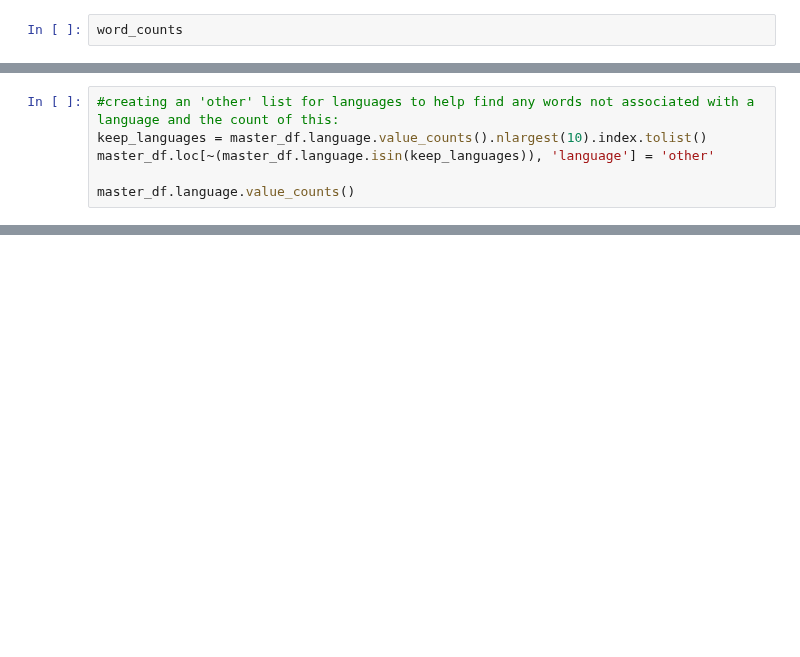
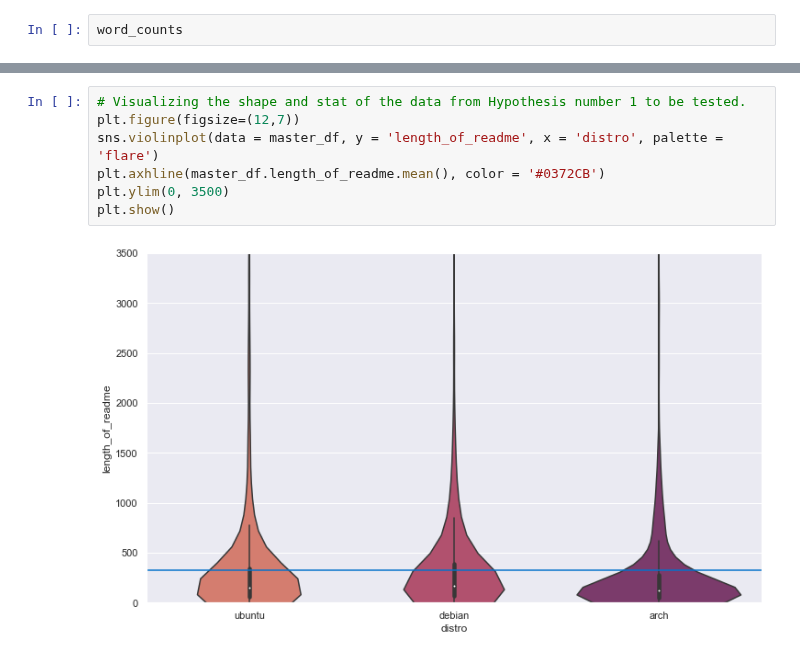
Before and after one commit to jemison-nlp-AnJeSt/github-NLP-project, a Jupyter notebook: Final_Notebook.ipynb, the cells around one changed output, grey strips where cells are left out. Drawn from its saved outputs; the diff is of its cells as text; blank space fills up the shorter version.

```diff
--- a/Final_Notebook.ipynb
+++ b/Final_Notebook.ipynb
@@ -251,6 +359,0 @@ master_df.clean_readme.describe()
-# %%
-#creating an 'other' list for languages to help find any words not associated with a language and the count of this:
-keep_languages = master_df.language.value_counts().nlargest(10).index.tolist()
-master_df.loc[~(master_df.language.isin(keep_languages)), 'language'] = 'other'
-
-master_df.language.value_counts()
@@ -289,0 +496,9 @@ all_words= df_corpora[df_corpora.language == 'all'].corpus
+# %%
+# Visualizing the shape and stat of the data from Hypothesis number 1 to be tested.
+plt.figure(figsize=(12,7))
+sns.violinplot(data = master_df, y = 'length_of_readme', x = 'distro', palette = 'flare')
+plt.axhline(master_df.length_of_readme.mean(), color = '#0372CB')
+plt.ylim(0, 3500)
+plt.show()
+# %% [output]
+[figure, added]
```
Also changed, not shown: parts of 67 cells of this notebook.
